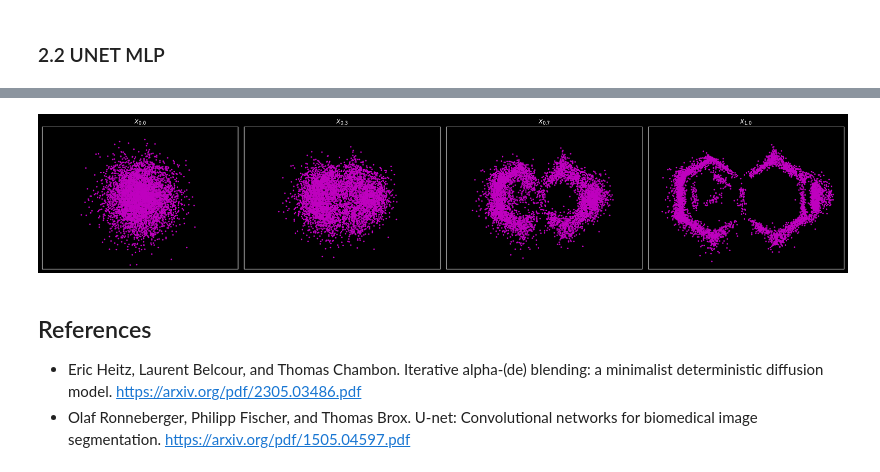
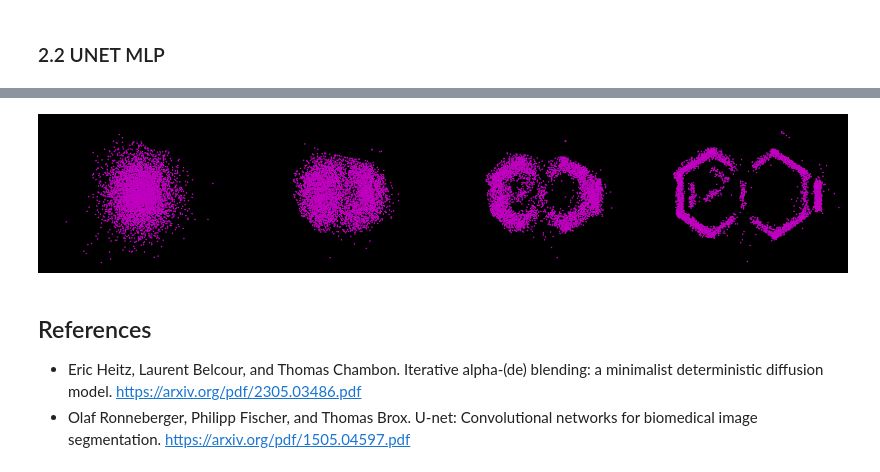
Before and after one commit to AlfredPichard/LADMG, a Jupyter notebook: introduction_notebooks/pichard_alfred/alpha_(de)blending.ipynb, the cells around one changed output, grey strips where cells are left out. Saved outputs shown, nothing was run; the diff lists cells and outputs as text; code cells hidden in the pictures.

Commit message:
(apichard) more training on notebook for better plots
These plots are exported in svg for the paper and need to be a bit more precise

```diff
--- a/introduction_notebooks/pichard_alfred/alpha_(de)blending.ipynb
+++ b/introduction_notebooks/pichard_alfred/alpha_(de)blending.ipynb
@@ -189,11 +195,14 @@ with torch.no_grad():
         if (t % (T//NUM_PLOTS) == 0):
             i = t//(T//NUM_PLOTS)
             axs[i].scatter(x_alpha.T[0], x_alpha.T[1], c='m', s=3)
-            axs[i].set_title(f"$x_{{{'%.1f'%(alpha[0])}}}$")
             axs[i].set_xlim([-6, 6])
             axs[i].set_ylim([-4, 4])
             axs[i].set_yticks([])
             axs[i].set_xticks([])
+            axs[i].spines['top'].set_visible(False)
+            axs[i].spines['right'].set_visible(False)
+            axs[i].spines['bottom'].set_visible(False)
+            axs[i].spines['left'].set_visible(False)
 
     fig.tight_layout()
     plt.show()
@@ -342,29 +357,32 @@ Loss at epoch 1000: 1.3998220602671305
 # %%
 NUM_PLOTS = 3
 BATCH_SIZE = 5000
 fig, axs = plt.subplots(1, NUM_PLOTS+1, figsize=(20,4))
 
 with torch.no_grad():
     x_alpha = torch.randn(BATCH_SIZE, 2, device=device)
 
     T = 100
     for t in range(T+1):
         alpha = t/T * torch.ones(BATCH_SIZE, 1)
         x_alpha = x_alpha + (1/T) * model(x_alpha, alpha)
 
         # Visualize
         if (t % (T//NUM_PLOTS) == 0):
             i = t//(T//NUM_PLOTS)
             axs[i].scatter(x_alpha.T[0], x_alpha.T[1], c='m', s=3)
-            axs[i].set_title(f"$x_{{{'%.1f'%(alpha[0])}}}$")
             axs[i].set_xlim([-6, 6])
             axs[i].set_ylim([-4, 4])
             axs[i].set_yticks([])
             axs[i].set_xticks([])
+            axs[i].spines['top'].set_visible(False)
+            axs[i].spines['right'].set_visible(False)
+            axs[i].spines['bottom'].set_visible(False)
+            axs[i].spines['left'].set_visible(False)
     fig.tight_layout()
     plt.show()
 # %% [output]
-[figure, old version]
+[figure, new version]
 # %% [markdown]
 ## References
 - Eric Heitz, Laurent Belcour, and Thomas Chambon. Iterative alpha-(de) blending: a minimalist
```
Also changed, not shown: parts of 4 cells of this notebook.
